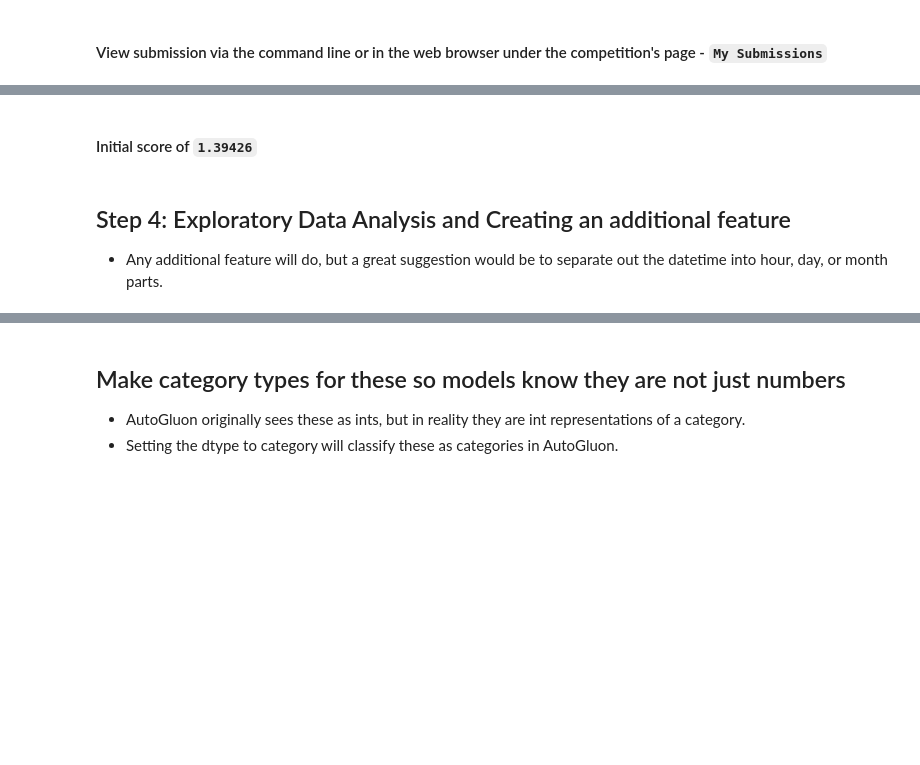
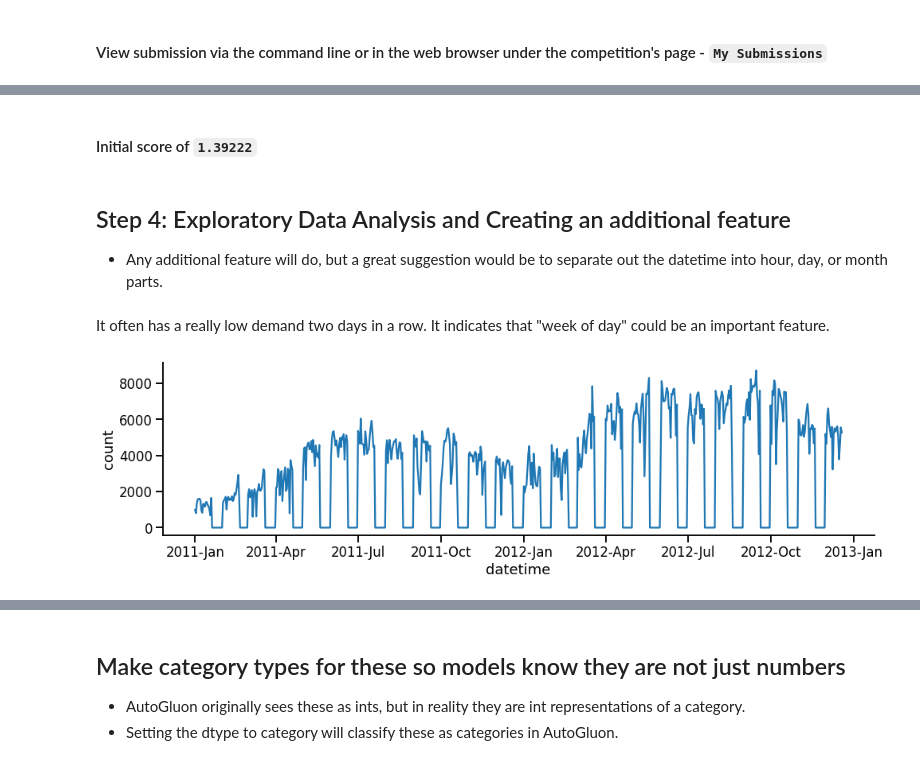
Before and after one commit to elvyna/udacity-aws-mle-nanodegree, a Jupyter notebook: project01-bike-sharing-demand-prediction/project-template.ipynb, the cells around one changed output, grey strips where cells are left out. Drawn from its saved outputs; the diff is of its cells as text; code cells hidden in the pictures; blank space fills up the shorter version.

```diff
--- a/project01-bike-sharing-demand-prediction/project-template.ipynb
+++ b/project01-bike-sharing-demand-prediction/project-template.ipynb
@@ -81,15 +93,3 @@ WARNING: Running pip as the 'root' user can result in broken permissions and con
-# %%
-# Fill in your user name and key from creating the kaggle account and API token file
-import json
-
-PREPARE_KAGGLE_CRED = False
-if PREPARE_KAGGLE_CRED:
-    kaggle_username = "<username>"
-    kaggle_key = "<api-key>" ## remove this later, do not commit when key exist!
-
-    # Save API token the kaggle.json file
-    with open("/root/.kaggle/kaggle.json", "w") as f:
-        f.write(json.dumps({"username": kaggle_username, "key": kaggle_key}))
 # %% [markdown]
 ### Download and explore dataset
 # %% [markdown]
@@ -367,5 +368,31 @@ submission.csv  2021-10-29 10:15:48  first raw submission  complete  1.39426
 # %% [markdown]
-#### Initial score of `1.39426`
+#### Initial score of `1.39222`
 # %% [markdown]
 ## Step 4: Exploratory Data Analysis and Creating an additional feature
 * Any additional feature will do, but a great suggestion would be to separate out the datetime into hour, day, or month parts.
+# %%
+def plot_time_series(df: pd.DataFrame, date_column: str, metric_column: str, time_aggregation: str):
+    df[date_column] = pd.to_datetime(df[date_column])
+    agg = df.groupby(
+        pd.Grouper(
+            key=date_column,
+            freq=time_aggregation
+        )
+    ).sum()[metric_column].reset_index()
+
+    f, ax = plt.subplots(figsize=(16,4))
+    sns.lineplot(
+        data=agg,
+        x=date_column,
+        y=metric_column,
+        ax=ax
+    )
+
+    ax.xaxis.set_major_formatter(mdates.DateFormatter('%Y-%b'))
+    sns.despine();
+# %% [markdown]
+It often has a really low demand two days in a row. It indicates that "week of day" could be an important feature.
+# %%
+plot_time_series(df=train, date_column='datetime', metric_column='count', time_aggregation='D')
+# %% [output]
+[figure, added]
```
Also changed, not shown: parts of 36 cells of this notebook, 1 other file.
